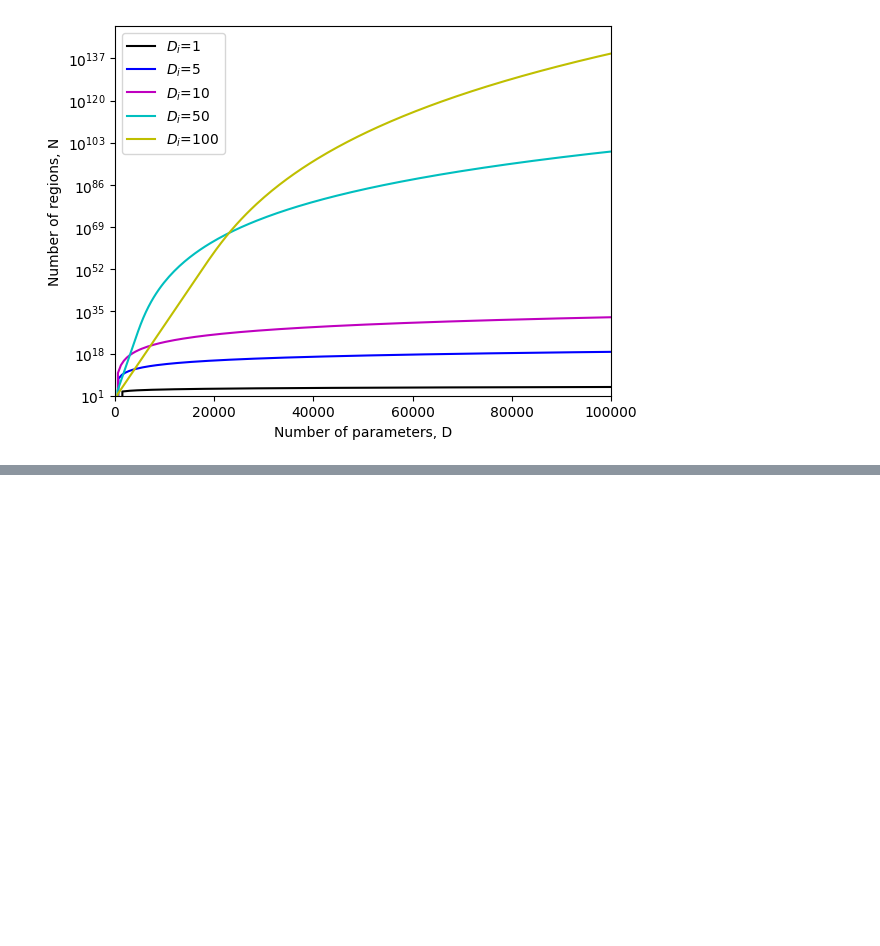
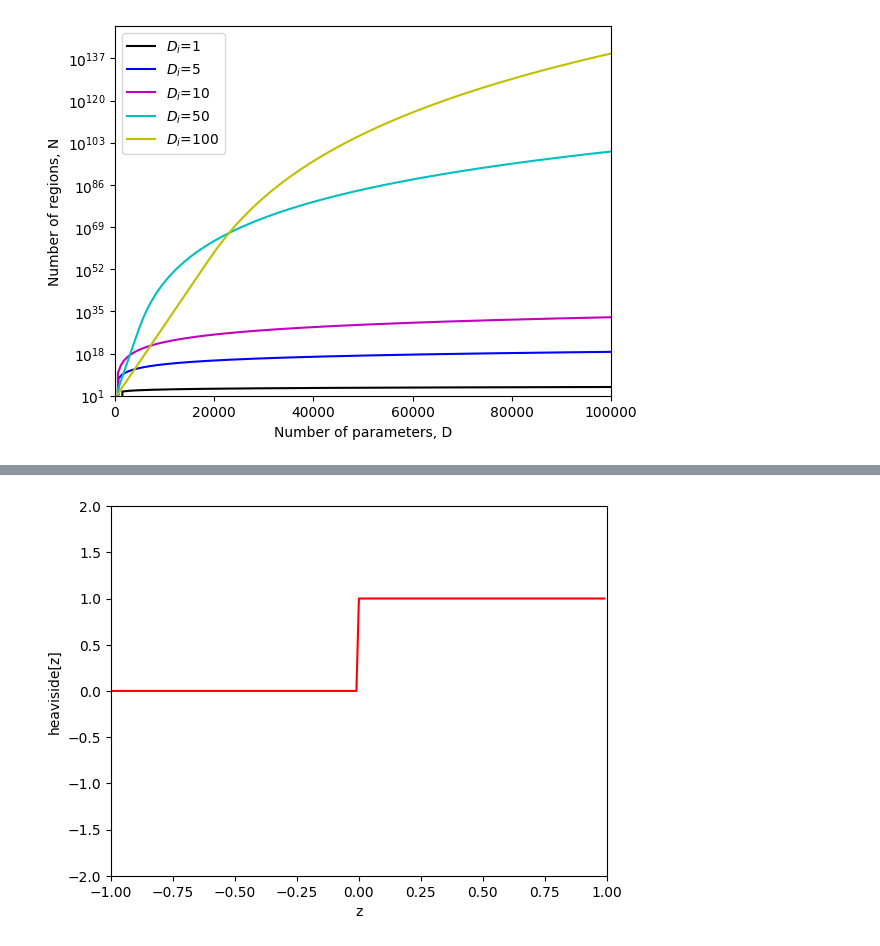
Before and after one commit to diana-07/Deep-Learning-labs, a Jupyter notebook: Deep_Learning_lab1.ipynb, the cells around one changed output, grey strips where cells are left out. Saved outputs shown, nothing was run; the diff lists cells and outputs as text; code cells hidden in the pictures; blank space fills up the shorter version.

```diff
--- a/Deep_Learning_lab1.ipynb
+++ b/Deep_Learning_lab1.ipynb
@@ -791,0 +933,25 @@ Counting regions for 100 input dimensions
+# %%
+# Define the heaviside function
+def heaviside(preactivation):
+  # TODO write code to implement the heaviside function and compute the activation at the
+  # hidden unit from the preactivation.  Depending on your implementation you may need to
+  # convert a Boolean array to an array of ones and zeros.  To do this, use .astype(int)
+
+  # Retorna 1 para x >= 0, e 0 para x < 0
+  activation = (preactivation >= 0).astype(int)
+
+
+  return activation
+# %%
+# Make an array of inputs
+z = np.arange(-1,1,0.01)
+heav_z = heaviside(z)
+
+# Plot the heaviside function
+fig, ax = plt.subplots()
+ax.plot(z,heav_z,'r-')
+ax.set_xlim([-1,1]);ax.set_ylim([-2,2])
+ax.set_xlabel('z'); ax.set_ylabel('heaviside[z]')
+plt.show()
+# %% [output]
+[figure, added]
```
Also changed, not shown: parts of 15 cells of this notebook.
